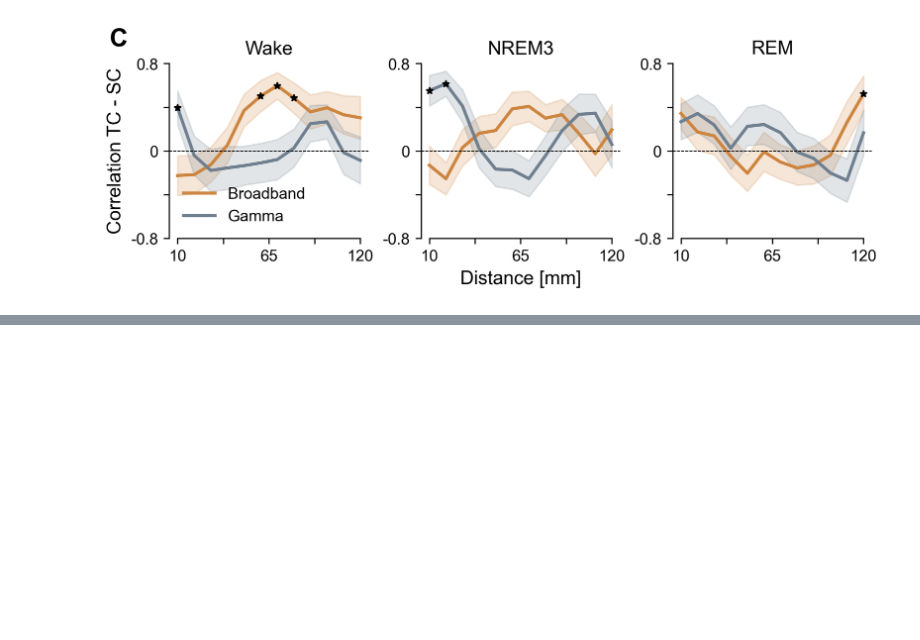
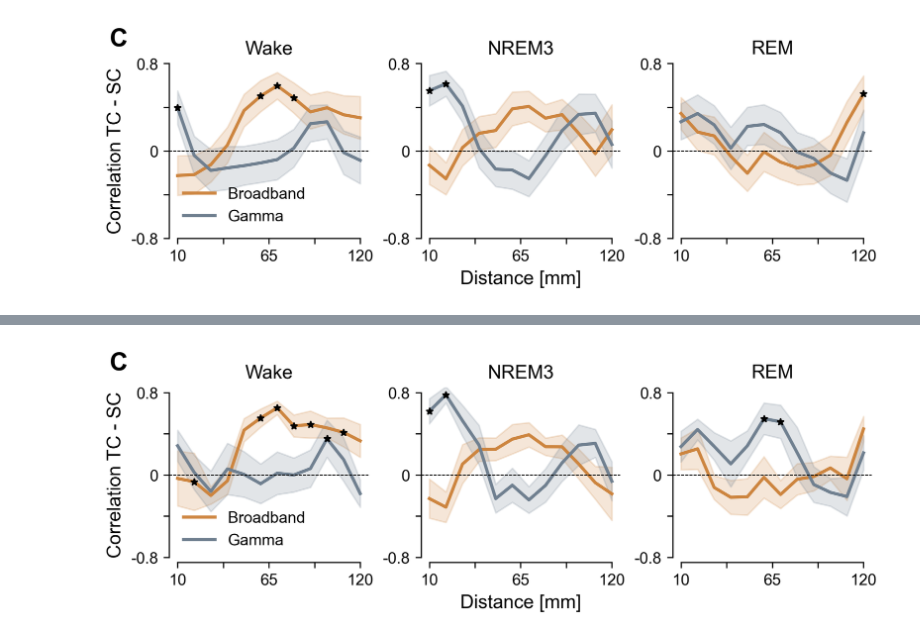
Before and after one commit to cusinatr/MNI-Analysis, a Jupyter notebook: Analysis/Figures/Fig_sc.ipynb, the cells around one changed output, grey strips where cells are left out. Cells and saved outputs as stored; diff of their text form; code cells hidden in the pictures; blank space fills up the shorter version.

```diff
--- a/Analysis/Figures/Fig_sc.ipynb
+++ b/Analysis/Figures/Fig_sc.ipynb
@@ -433,0 +436,9 @@ plt.show()
+# %%
+# Parameters for averaging CC over distances
+delta_d = 10
+distances = np.arange(delta_d, 121, 20)
+# %%
+print("Computing for Broadband...")
+df_rhos_d_bb = utils.get_tc_sc_corr(df_sc_bb, df_timescales_bb, stages, distances, map_coords, corr_type=corr_type, how="LME", delta_d=delta_d)
+print("Computing for gamma...")
+df_rhos_d_gamma = utils.get_tc_sc_corr(df_sc_gamma, df_timescales_gamma, stages, distances, map_coords, corr_type=corr_type, how="LME", delta_d=delta_d)
@@ -433,0 +482,46 @@ plt.show()
+# %%
+fig, axs = plt.subplots(1, 3, figsize=plots._get_figsize_inches((17.4, 6)), dpi=300, layout="constrained")
+
+for i, stage in enumerate(stages):
+    # Plot for broadband
+    plots.plot_tc_sc_corr(
+        axs[i],
+        df_rhos_d_bb[stage],
+        color=type_colors["broadband"],
+        color_stars="k",
+        label="Broadband"
+    )
+    # Plot for gamma
+    plots.plot_tc_sc_corr(
+        axs[i],
+        df_rhos_d_gamma[stage],
+        color=type_colors["gamma"],
+        color_stars="k",
+        title=title_dict[stage],
+        ylims=(-0.85, 0.85),
+        xlabel="",
+        ylabel="",
+        label="Gamma"
+    )
+
+    axs[i].set_yticks(
+    [-0.8, -0.4, 0, 0.4, 0.8], labels=[-0.8, "", 0, "", 0.8], fontsize=plots.fsize.TICK_SIZE
+    )
+    axs[i].set_xticks(
+        np.arange(10, 121, 27.5), labels=[10, "", 65, "", 120], fontsize=plots.fsize.TICK_SIZE
+    )
+    plots._format_spines(axs[i], s_bounds={"left": (-0.8, 0.8), "bottom": (10, 120)})
+
+# Plot customization
+axs[0].set_ylabel("Correlation TC - SC", fontsize=plots.fsize.LABEL_SIZE)
+axs[0].legend(frameon=False, fontsize=plots.fsize.TEXT_SIZE)
+axs[1].set_xlabel("Distance [mm]", fontsize=plots.fsize.LABEL_SIZE)
+
+# Annotate panel
+axs[0].text(-0.3, 1.1, "C", transform=axs[0].transAxes,
+            size=16, weight='bold')
+
+plots.save_figure(fig, fig_path.joinpath(f"corr_tc_sc_lme.svg"))
+plt.show()
+# %% [output]
+[figure, added]
```
Also changed, not shown: parts of 3 cells of this notebook, 3 other files.
